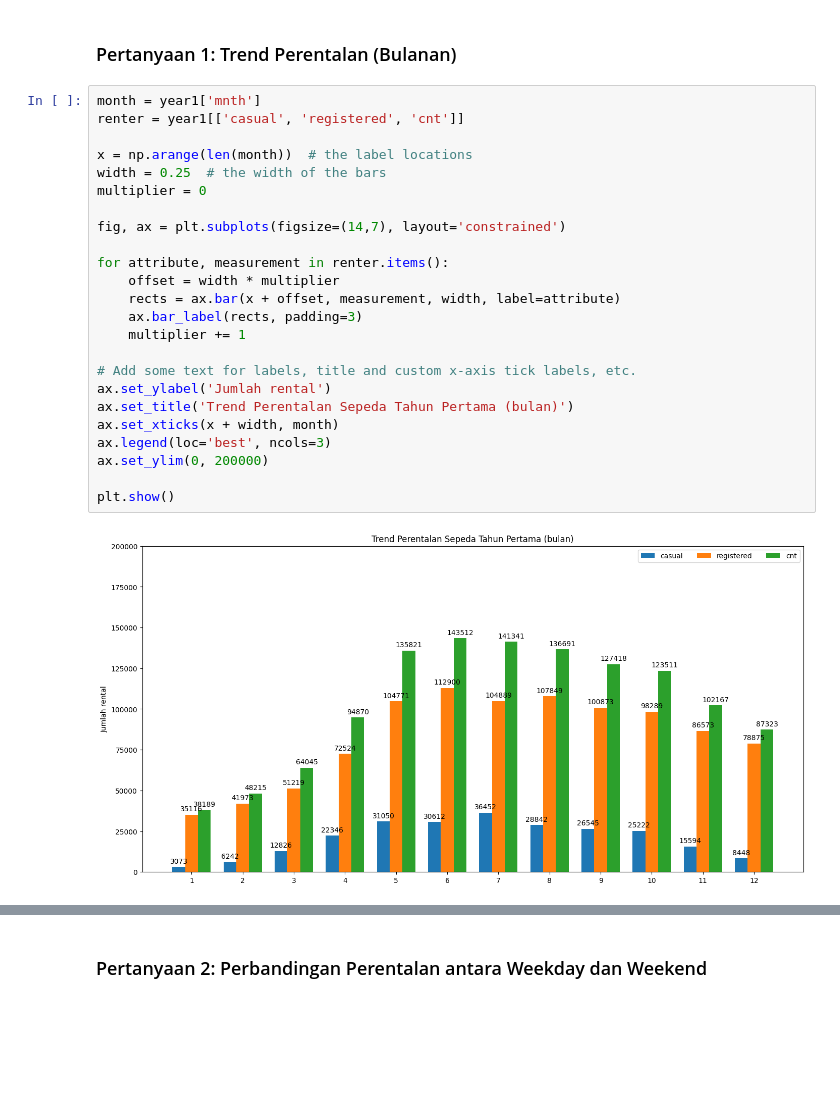
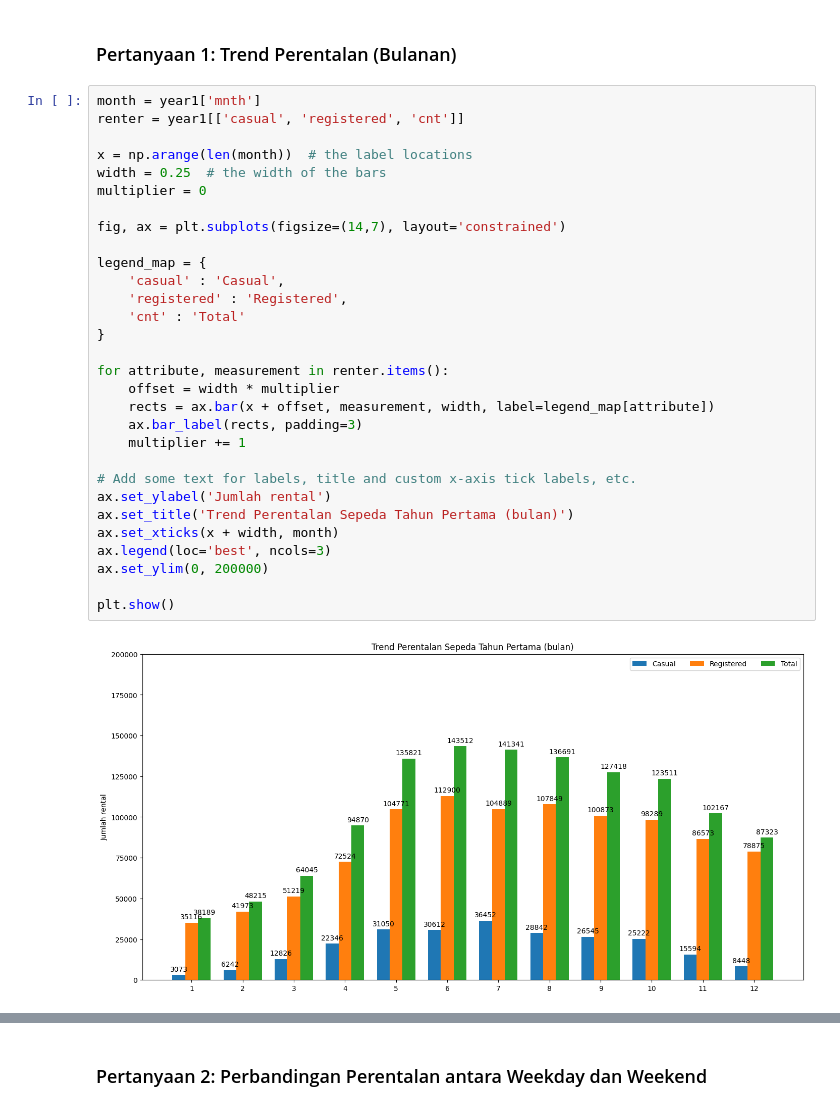
Before and after one commit to mayanggumelarr/PROYEK-ANALISIS-DATA, a Jupyter notebook: Proyek_Analisis_Data.ipynb, the cells around one changed output, grey strips where cells are left out. Drawn from its saved outputs; the diff is of its cells as text; blank space fills up the shorter version.

Commit message:
update visualisasi
mapping legend

```diff
--- a/Proyek_Analisis_Data.ipynb
+++ b/Proyek_Analisis_Data.ipynb
@@ -427,29 +427,35 @@ Insight lain:
 # %%
 month = year1['mnth']
 renter = year1[['casual', 'registered', 'cnt']]
 
 x = np.arange(len(month))  # the label locations
 width = 0.25  # the width of the bars
 multiplier = 0
 
 fig, ax = plt.subplots(figsize=(14,7), layout='constrained')
 
+legend_map = {
+    'casual' : 'Casual',
+    'registered' : 'Registered',
+    'cnt' : 'Total'
+}
+
 for attribute, measurement in renter.items():
     offset = width * multiplier
-    rects = ax.bar(x + offset, measurement, width, label=attribute)
+    rects = ax.bar(x + offset, measurement, width, label=legend_map[attribute])
     ax.bar_label(rects, padding=3)
     multiplier += 1
 
 # Add some text for labels, title and custom x-axis tick labels, etc.
 ax.set_ylabel('Jumlah rental')
 ax.set_title('Trend Perentalan Sepeda Tahun Pertama (bulan)')
 ax.set_xticks(x + width, month)
 ax.legend(loc='best', ncols=3)
 ax.set_ylim(0, 200000)
 
 plt.show()
 # %% [output]
-[figure, old version]
+[figure, new version]
 # %%
 month = year2['mnth']
 renter = year2[['casual', 'registered', 'cnt']]
```
Also changed, not shown: parts of 5 cells of this notebook, 3 other files.
